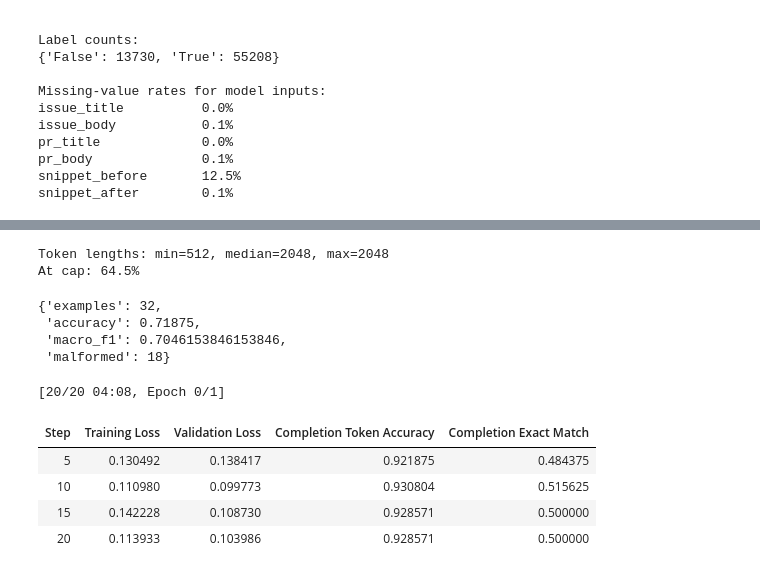
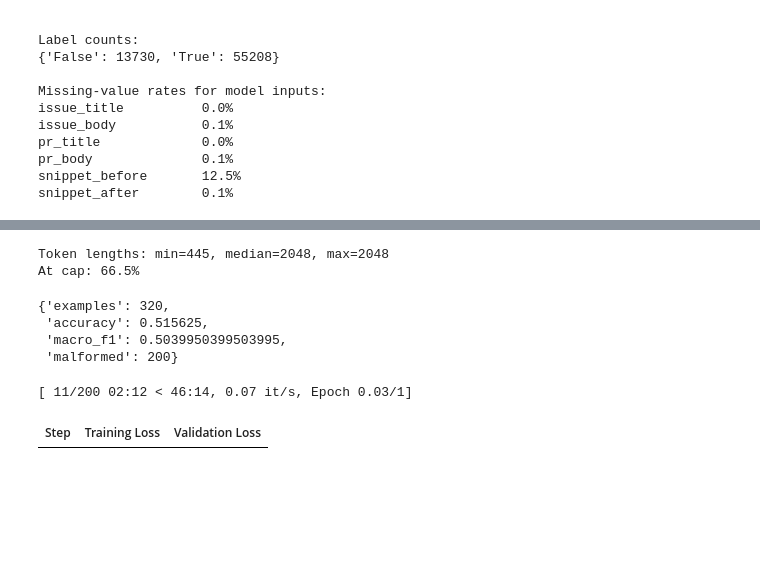
Before and after one commit to michaelsliu3/CS536_Project, a Jupyter notebook: notebooks/qwen3b_qlora_contextcrbench.ipynb, the cells around one changed output, grey strips where cells are left out. Saved outputs shown, nothing was run; the diff lists cells and outputs as text; code cells hidden in the pictures; blank space fills up the shorter version.

```diff
--- a/notebooks/qwen3b_qlora_contextcrbench.ipynb
+++ b/notebooks/qwen3b_qlora_contextcrbench.ipynb
@@ -101,10 +102,10 @@ if MODEL_SIZE not in MODEL_PRESETS:
     raise ValueError(f"MODEL_SIZE must be one of {sorted(MODEL_PRESETS)}, got {MODEL_SIZE!r}")
 
 SEED = 42
-MAX_TRAIN_EXAMPLES = 256
-MAX_EVAL_EXAMPLES = 64
+MAX_TRAIN_EXAMPLES = 2_560
+MAX_EVAL_EXAMPLES = 640
 MAX_SEQ_LENGTH = 2048
-MAX_STEPS = 20
+MAX_STEPS = 200
 
 preset = MODEL_PRESETS[MODEL_SIZE]
 MODEL_NAME = preset["model_name"]
@@ -518,12 +516,12 @@ lengths = np.array([len(ids) for ids in train_tokens["input_ids"]])
 print(f"Token lengths: min={lengths.min()}, median={np.median(lengths):.0f}, max={lengths.max()}")
 print(f"At cap: {(lengths == MAX_SEQ_LENGTH).mean():.1%}")
 # %% [output]
-Token lengths: min=512, median=2048, max=2048
-At cap: 64.5%
+Token lengths: min=445, median=2048, max=2048
+At cap: 66.5%
 # %%
 from tqdm.auto import tqdm
 
-EVAL_GENERATION_EXAMPLES = min(32, len(eval_raw))
+EVAL_GENERATION_EXAMPLES = min(320, len(eval_raw))
 
 def parse_prediction(text: str) -> bool | None:
     match = re.search(r'"is_merged"\s*:\s*(true|false)', text, flags=re.IGNORECASE)
@@ -578,10 +576,10 @@ def evaluate_generation(dataset: Dataset, limit: int) -> dict[str, float | int]:
 baseline_metrics = evaluate_generation(eval_raw, EVAL_GENERATION_EXAMPLES)
 baseline_metrics
 # %% [output]
-{'examples': 32,
- 'accuracy': 0.71875,
- 'macro_f1': 0.7046153846153846,
- 'malformed': 18}
+{'examples': 320,
+ 'accuracy': 0.515625,
+ 'macro_f1': 0.5039950399503995,
+ 'malformed': 200}
 # %%
 from transformers import TrainerCallback
 
@@ -644,42 +642,38 @@ training_args = TrainingArguments(
     logging_steps=1,
     logging_first_step=True,
     eval_strategy="steps",
-    eval_steps=5,
+    eval_steps=50,
     eval_accumulation_steps=1,
     save_strategy="steps",
     save_steps=10,
     save_total_limit=2,
     bf16=compute_dtype == torch.bfloat16,
     fp16=compute_dtype == torch.float16,
     gradient_checkpointing=True,
     optim="paged_adamw_8bit" if USE_QLORA else "adamw_torch_fused",
     report_to="none",
     disable_tqdm=False,
     remove_unused_columns=False,
     seed=SEED,
     data_seed=SEED,
 )
 
 trainer = Trainer(
     model=model,
     args=training_args,
     train_dataset=train_tokens,
     eval_dataset=eval_tokens,
     data_collator=data_collator,
     compute_metrics=compute_completion_metrics,
     preprocess_logits_for_metrics=preprocess_logits_for_metrics,
     callbacks=[metrics_callback],
 )
 
 # This is the cell that actually fine-tunes the LoRA adapters.
 train_result = trainer.train()
 print("Final training metrics:")
 print(json.dumps(train_result.metrics, indent=2, default=float))
 print(f"Detailed log: {metrics_callback.path}")
 # %% [output]
-[20/20 04:08, Epoch 0/1]
+[ 11/200 02:12 < 46:14, 0.07 it/s, Epoch 0.03/1]
-| Step | Training Loss | Validation Loss | Completion Token Accuracy | Completion Exact Match |
-| 5 | 0.130492 | 0.138417 | 0.921875 | 0.484375 |
-| 10 | 0.110980 | 0.099773 | 0.930804 | 0.515625 |
-| 15 | 0.142228 | 0.108730 | 0.928571 | 0.500000 |
-| 20 | 0.113933 | 0.103986 | 0.928571 | 0.500000 |
+| Step | Training Loss | Validation Loss |
```
Also changed, not shown: parts of 10 cells of this notebook, 2 other files.
